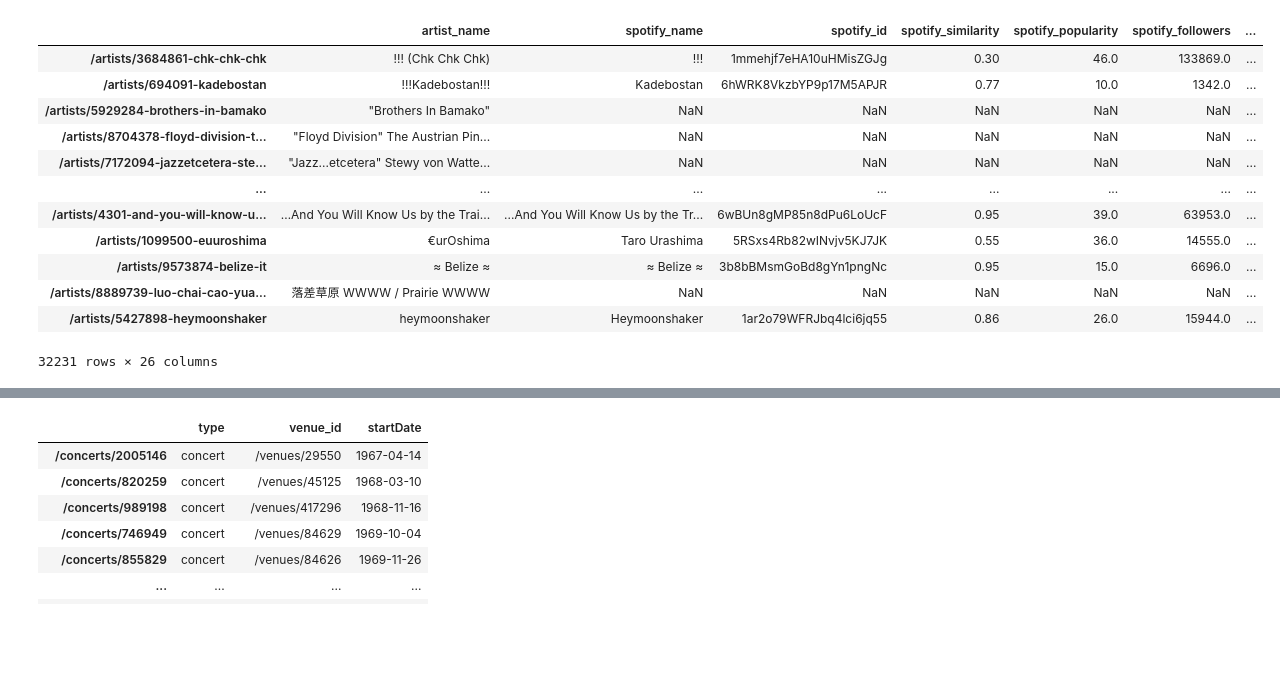
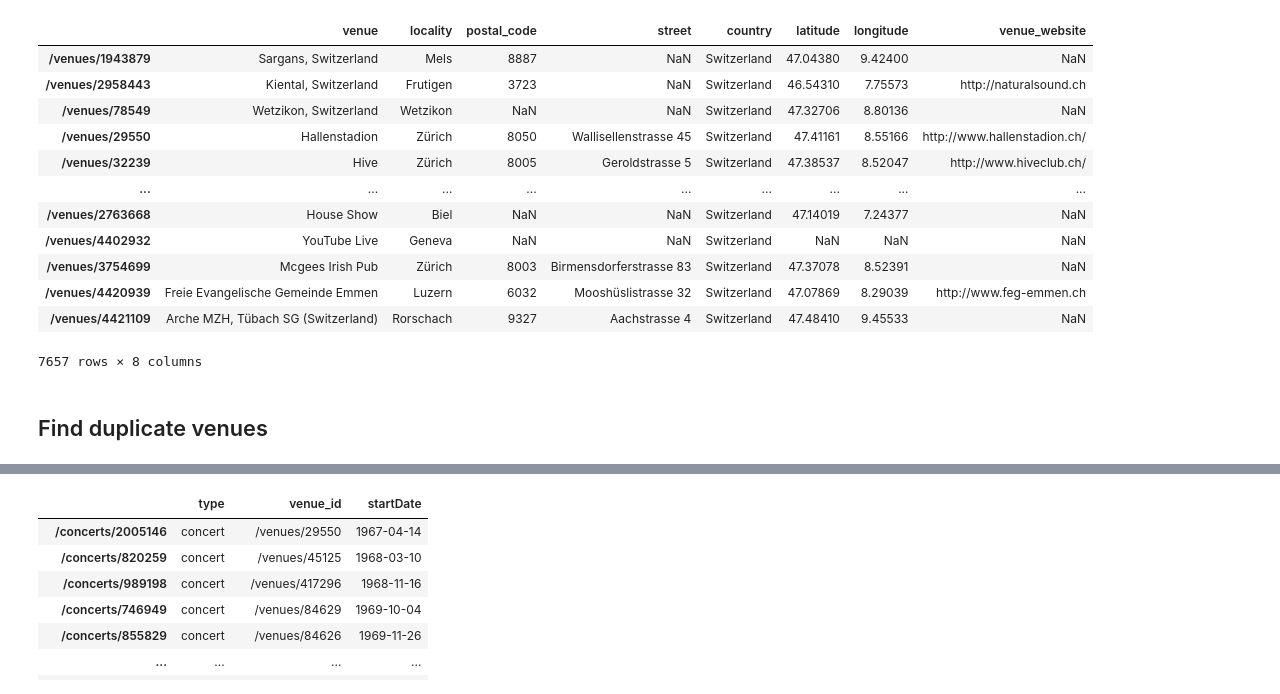
Before and after one commit to cyrillegc/thesis-redux, a Jupyter notebook: data_cleaning.ipynb, the cells around one changed output, grey strips where cells are left out. Saved outputs shown, nothing was run; the diff lists cells and outputs as text; code cells hidden in the pictures; blank space fills up the shorter version.

```diff
--- a/data_cleaning.ipynb
+++ b/data_cleaning.ipynb
@@ -7,31 +7,33 @@ import matplotlib.pyplot as plt
 # %%
 with open('data/songkick/data_songkick_concerts.csv', encoding='utf-8') as file_concerts:
     concerts_df = pd.read_csv(file_concerts, index_col=0)
 
 with open('data/songkick/data_songkick_venues.csv', encoding='utf-8') as file_venues:
     venues_df = pd.read_csv(file_venues, index_col=0)
 
 with open('data/spotify/data_spotify_artists.csv', encoding='utf-8') as file_artists:
     artists_df = pd.read_csv(file_artists, index_col=0)
 
 with open('data/spotify/data_spotify_top_genres_v3.csv', encoding='utf-8') as file_genres:
     genres_df = pd.read_csv(file_genres, index_col=0)
 
 with open('data/spotify/data_spotify_tracks.csv', encoding='utf-8') as file_tracks:
     tracks_df = pd.read_csv(file_tracks, index_col=0)
 
-artists_df
+venues_df
 # %% [output]
-|  | artist_name | spotify_name | spotify_id | spotify_similarity | spotify_popularity | spotify_followers | ... |
-| /artists/3684861-chk-chk-chk | !!! (Chk Chk Chk) | !!! | 1mmehjf7eHA10uHMisZGJg | 0.30 | 46.0 | 133869.0 | ... |
-| /artists/694091-kadebostan | !!!Kadebostan!!! | Kadebostan | 6hWRK8VkzbYP9p17M5APJR | 0.77 | 10.0 | 1342.0 | ... |
-| /artists/5929284-brothers-in-bamako | "Brothers In Bamako" | NaN | NaN | NaN | NaN | NaN | ... |
-| /artists/8704378-floyd-division-t... | "Floyd Division" The Austrian Pin... | NaN | NaN | NaN | NaN | NaN | ... |
-| /artists/7172094-jazzetcetera-ste... | "Jazz...etcetera" Stewy von Watte... | NaN | NaN | NaN | NaN | NaN | ... |
-| ... | ... | ... | ... | ... | ... | ... | ... |
-| /artists/4301-and-you-will-know-u... | …And You Will Know Us by the Trai... | ...And You Will Know Us by the Tr... | 6wBUn8gMP85n8dPu6LoUcF | 0.95 | 39.0 | 63953.0 | ... |
-| /artists/1099500-euuroshima | €urOshima | Taro Urashima | 5RSxs4Rb82wINvjv5KJ7JK | 0.55 | 36.0 | 14555.0 | ... |
-| /artists/9573874-belize-it | ≈ Belize ≈ | ≈ Belize ≈ | 3b8bBMsmGoBd8gYn1pngNc | 0.95 | 15.0 | 6696.0 | ... |
-| /artists/8889739-luo-chai-cao-yua... | 落差草原 WWWW / Prairie WWWW | NaN | NaN | NaN | NaN | NaN | ... |
-| /artists/5427898-heymoonshaker | ﻿﻿heymoonshaker | Heymoonshaker | 1ar2o79WFRJbq4lci6jq55 | 0.86 | 26.0 | 15944.0 | ... |
+|  | venue | locality | postal_code | street | country | latitude | longitude | venue_website |
+| /venues/1943879 | Sargans, Switzerland | Mels | 8887 | NaN | Switzerland | 47.04380 | 9.42400 | NaN |
+| /venues/2958443 | Kiental, Switzerland | Frutigen | 3723 | NaN | Switzerland | 46.54310 | 7.75573 | http://naturalsound.ch |
+| /venues/78549 | Wetzikon, Switzerland | Wetzikon | NaN | NaN | Switzerland | 47.32706 | 8.80136 | NaN |
+| /venues/29550 | Hallenstadion | Zürich | 8050 | Wallisellenstrasse 45 | Switzerland | 47.41161 | 8.55166 | http://www.hallenstadion.ch/ |
+| /venues/32239 | Hive | Zürich | 8005 | Geroldstrasse 5 | Switzerland | 47.38537 | 8.52047 | http://www.hiveclub.ch/ |
+| ... | ... | ... | ... | ... | ... | ... | ... | ... |
+| /venues/2763668 | House Show | Biel | NaN | NaN | Switzerland | 47.14019 | 7.24377 | NaN |
+| /venues/4402932 | YouTube Live | Geneva | NaN | NaN | Switzerland | NaN | NaN | NaN |
+| /venues/3754699 | Mcgees Irish Pub | Zürich | 8003 | Birmensdorferstrasse 83 | Switzerland | 47.37078 | 8.52391 | NaN |
+| /venues/4420939 | Freie Evangelische Gemeinde Emmen | Luzern | 6032 | Mooshüslistrasse 32 | Switzerland | 47.07869 | 8.29039 | http://www.feg-emmen.ch |
+| /venues/4421109 | Arche MZH, Tübach SG (Switzerland) | Rorschach | 9327 | Aachstrasse 4 | Switzerland | 47.48410 | 9.45533 | NaN |
-32231 rows × 26 columns
+7657 rows × 8 columns
+# %% [markdown]
+## Find duplicate venues
```
Also changed, not shown: parts of 14 cells of this notebook, 3 other files.
